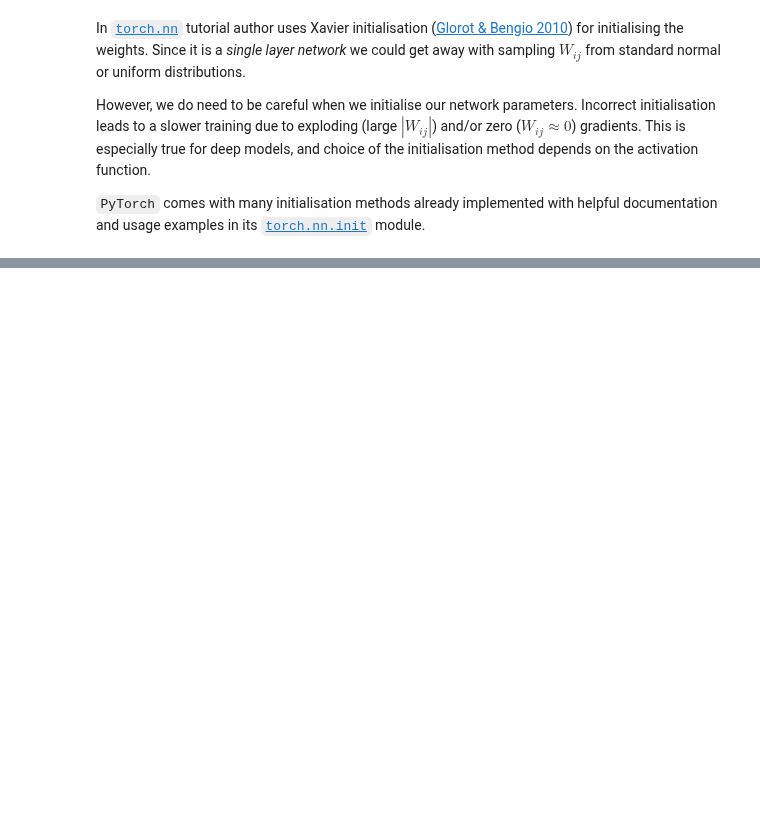
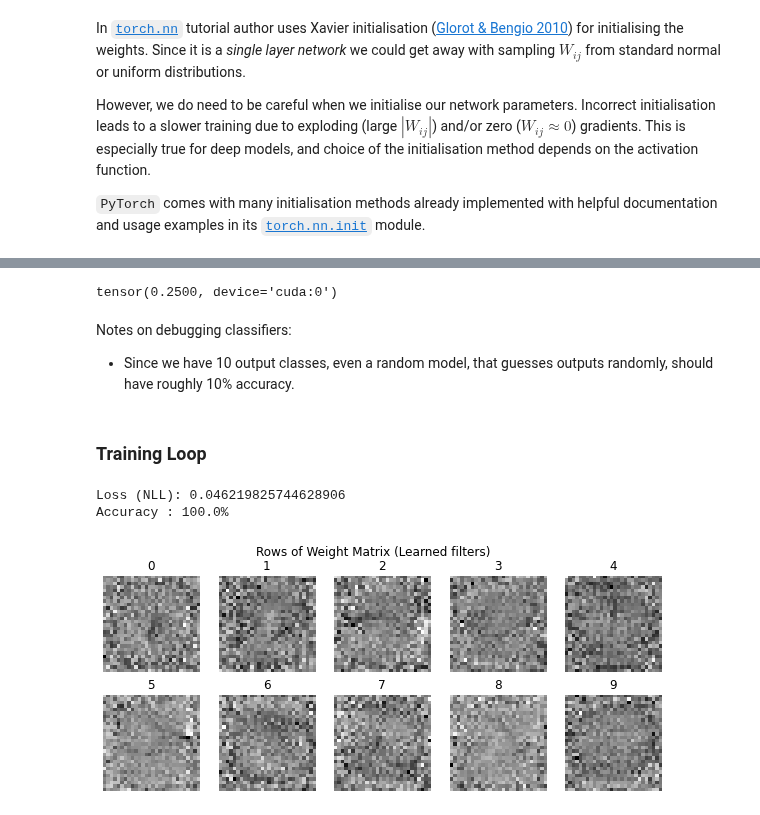
Before and after one commit to mshagirov/lanyon, a Jupyter notebook: _notebooks/ML_journal_club_01.ipynb, the cells around one changed output, grey strips where cells are left out. Saved outputs shown, nothing was run; the diff lists cells and outputs as text; code cells hidden in the pictures; blank space fills up the shorter version.

```diff
--- a/_notebooks/ML_journal_club_01.ipynb
+++ b/_notebooks/ML_journal_club_01.ipynb
@@ -156,0 +211,3 @@ However, we do need to be careful when we initialise our network parameters. Inc
+# %%
+yb = y_train[0:bs].to(device)
+print(loss_func(preds, yb))
@@ -160,0 +222,58 @@ from torch.nn.functional import conv2d
+# %%
+print(accuracy(preds, yb))
+# %% [output]
+tensor(0.2500, device='cuda:0')
+# %% [markdown]
+Notes on debugging classifiers:
+- Since we have 10 output classes, even a random model, that guesses outputs randomly, should have roughly 10% accuracy.
+# %% [markdown]
+### Training Loop
+# %%
+# from IPython.core.debugger import set_trace
+
+# Set gradients to zeros
+if weights.grad is not None:
+  weights.grad.zero_()
+  bias.grad.zero_()
+
+bs = 64 # batch size
+lr = 0.5 # learning rate (step size)
+
+epochs = 2  # how many epochs to train for
+# Epochs: number of times to go through the whole dataset
+n = x_train.shape[0]
+
+for epoch in range(epochs):
+    for i in range((n - 1) // bs + 1):
+        # set_trace()
+        start_i = i * bs
+        end_i = start_i + bs
+        xb = x_train[start_i:end_i].to(device)
+        yb = y_train[start_i:end_i].to(device)
+        pred = model(xb)
+        loss = loss_func(pred.to(device), yb.to(device))
+
+        loss.backward()
+        with torch.no_grad():
+            weights -= weights.grad * lr
+            bias -= bias.grad * lr
+            weights.grad.zero_()
+            bias.grad.zero_()
+# %%
+print(f'Loss (NLL): {loss_func(model(xb), yb)}\n'+
+      f'Accuracy : {accuracy(model(xb), yb)*100}%')
+# %% [output]
+Loss (NLL): 0.046219825744628906
+Accuracy : 100.0%
+# %%
+_, axs = plt.subplots(ncols=5,nrows=2,figsize=[10,4])
+
+for k,ax in enumerate(axs.ravel()):
+  Wrow= weights[:,k].detach().cpu().numpy().reshape(28,28)
+  ax.imshow(Wrow,cmap='gray')
+  ax.set_title(f'{k}')
+  ax.axis(False)
+plt.suptitle('Rows of Weight Matrix (Learned filters)');
+plt.show()
+# %% [output]
+[figure, added]
```
Also changed, not shown: parts of 15 cells of this notebook.
